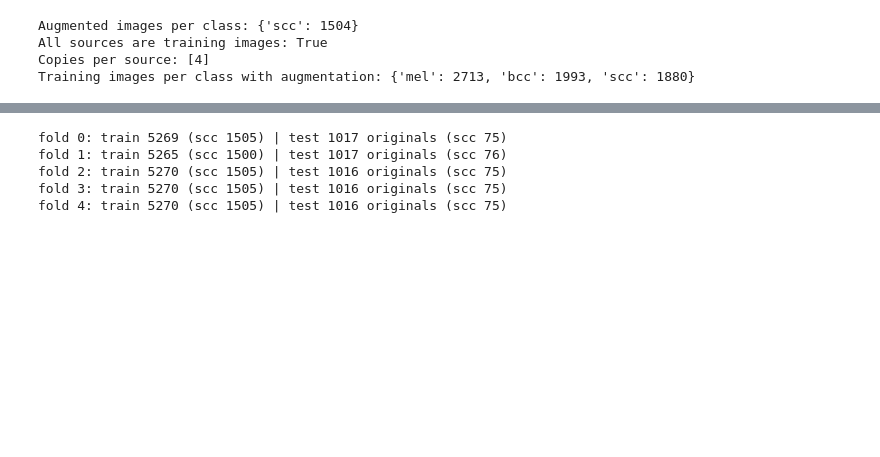
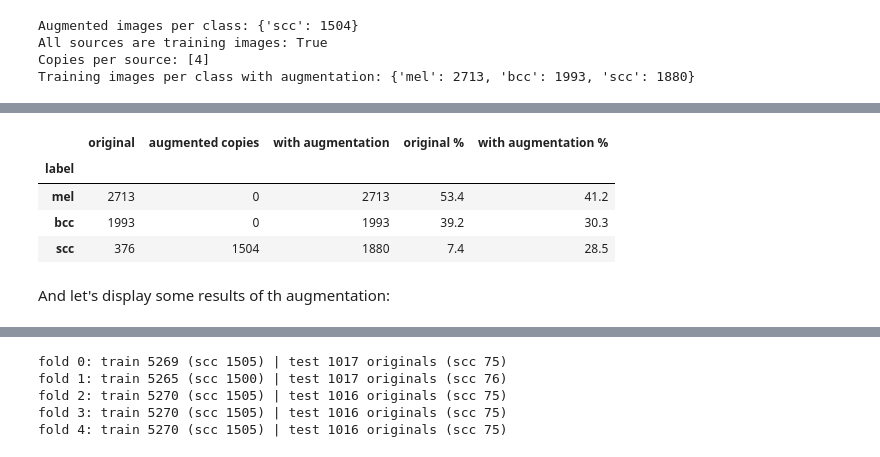
Before and after one commit to WillyWill20/Project-1-CAD, a Jupyter notebook: notebooks/multiclass-augmentation.ipynb, the cells around one changed output, grey strips where cells are left out. Saved outputs shown, nothing was run; the diff lists cells and outputs as text; code cells hidden in the pictures; blank space fills up the shorter version.

```diff
--- a/notebooks/multiclass-augmentation.ipynb
+++ b/notebooks/multiclass-augmentation.ipynb
@@ -72,0 +31,18 @@ Median distance between two scc images: 16.5
+# %%
+counts = pd.DataFrame({
+    "original": train["label"].value_counts(),
+    "augmented copies": aug["label"].value_counts(),
+}).fillna(0).astype(int)
+counts["with augmentation"] = counts["original"] + counts["augmented copies"]
+counts.index = counts.index.map(MULTI_CLASS_NAMES)
+
+percent = (100 * counts[["original", "with augmentation"]] / counts[["original", "with augmentation"]].sum()).round(1)
+display(counts.join(percent, rsuffix=" %"))
+# %% [output]
+|  | original | augmented copies | with augmentation | original % | with augmentation % |
+| label |  |  |  |  |  |
+| mel | 2713 | 0 | 2713 | 53.4 | 41.2 |
+| bcc | 1993 | 0 | 1993 | 39.2 | 30.3 |
+| scc | 376 | 1504 | 1880 | 7.4 | 28.5 |
+# %% [markdown]
+And let's display some results of th augmentation:
```
Also changed, not shown: parts of 21 cells of this notebook, 5 other files.
